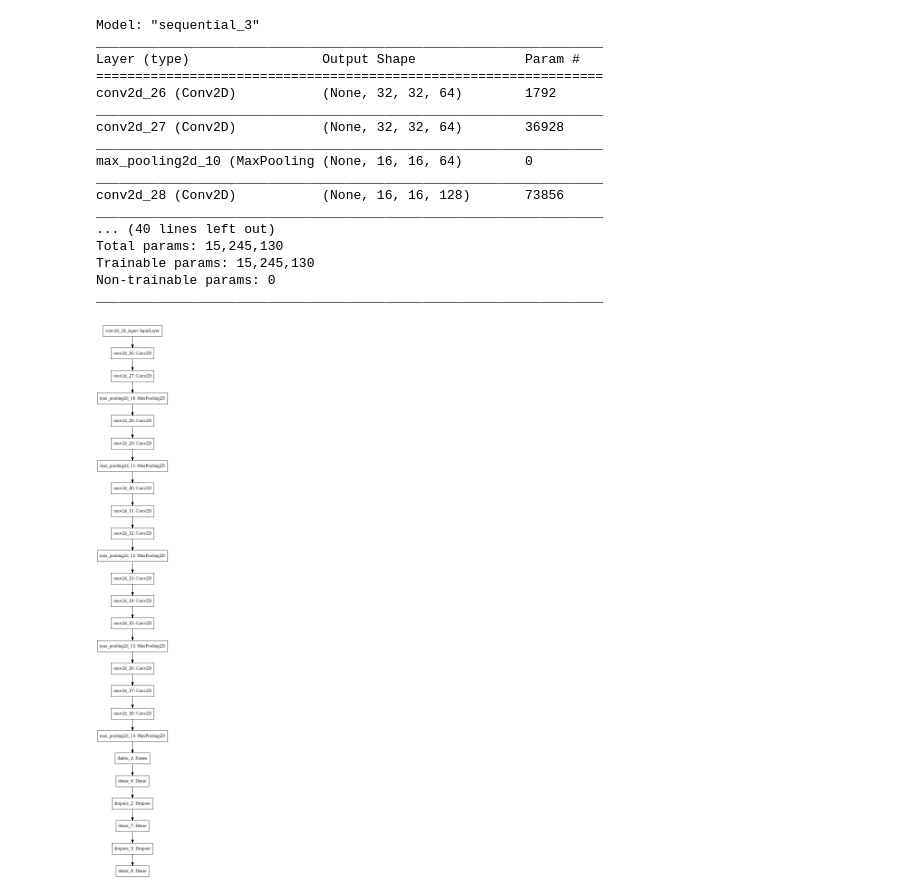
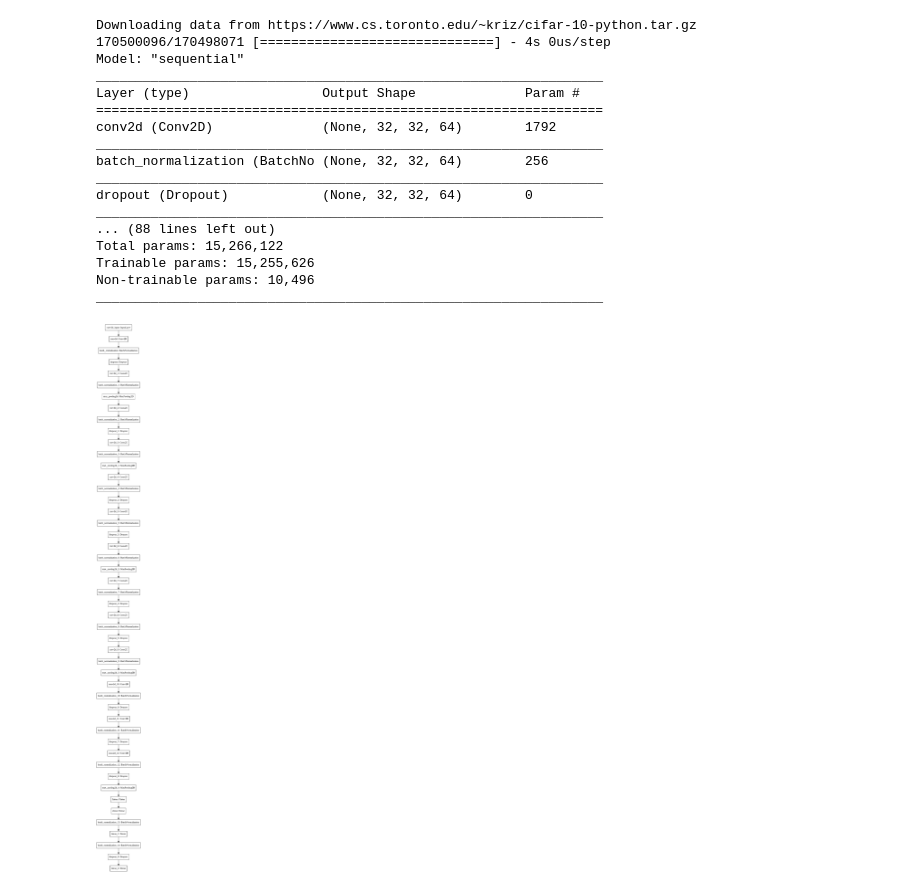
Before and after one commit to Howeng98/keras_vgg16, a Jupyter notebook: Cifar10_VGG16.ipynb, the cells around one changed output. Cells and saved outputs as stored; diff of their text form; code cells hidden in the pictures.

Commit message:
VGG16: 0.6264, Use Dropout and BatchNormalization into each Conv Layer

```diff
--- a/Cifar10_VGG16.ipynb
+++ b/Cifar10_VGG16.ipynb
@@ -51,11 +52,11 @@ y_train = np_utils.to_categorical(y_train,10)
 y_test = np_utils.to_categorical(y_test,10)
 
 # Variables
-batch_size = 128
+batch_size = 32
 num_classes = 10
 epochs = 10
 iterations = 391
-weight_decay = 0.0001
+weight_decay = 0.0005
 log_filepath = r'./vgg16_pretain/'
 
 def scheduler(epoch):
@@ -73,55 +74,79 @@ def scheduler(epoch):
 model = keras.Sequential()
 # Block 1
 model.add(keras.layers.Conv2D(64,  kernel_size=(3,3), activation='relu',input_shape=(32,32,3),padding='same', kernel_regularizer=keras.regularizers.l2(weight_decay), kernel_initializer=he_normal()))
+model.add(BatchNormalization())
+model.add(keras.layers.Dropout(0.3))
 model.add(keras.layers.Conv2D(64,  kernel_size=(3,3), activation='relu',input_shape=(32,32,3),padding='same', kernel_regularizer=keras.regularizers.l2(weight_decay), kernel_initializer=he_normal()))
+model.add(BatchNormalization())
 model.add(keras.layers.MaxPooling2D(pool_size=(2,2),strides=(2,2)))
 # Block 2
 model.add(keras.layers.Conv2D(128,  kernel_size=(3,3), activation='relu',input_shape=(32,32,3),padding='same', kernel_regularizer=keras.regularizers.l2(weight_decay), kernel_initializer=he_normal()))
+model.add(BatchNormalization())
+model.add(keras.layers.Dropout(0.4))
 model.add(keras.layers.Conv2D(128,  kernel_size=(3,3), activation='relu',input_shape=(32,32,3),padding='same', kernel_regularizer=keras.regularizers.l2(weight_decay), kernel_initializer=he_normal()))
+model.add(BatchNormalization())
 model.add(keras.layers.MaxPooling2D(pool_size=(2,2),strides=(2,2)))
 # Block 3
 model.add(keras.layers.Conv2D(256,  kernel_size=(3,3), activation='relu',input_shape=(32,32,3),padding='same', kernel_regularizer=keras.regularizers.l2(weight_decay), kernel_initializer=he_normal()))
+model.add(BatchNormalization())
+model.add(keras.layers.Dropout(0.4))
 model.add(keras.layers.Conv2D(256,  kernel_size=(3,3), activation='relu',input_shape=(32,32,3),padding='same', kernel_regularizer=keras.regularizers.l2(weight_decay), kernel_initializer=he_normal()))
+model.add(BatchNormalization())
+model.add(keras.layers.Dropout(0.4))
 model.add(keras.layers.Conv2D(256,  kernel_size=(3,3), activation='relu',input_shape=(32,32,3),padding='same', kernel_regularizer=keras.regularizers.l2(weight_decay), kernel_initializer=he_normal()))
+model.add(BatchNormalization())
 model.add(keras.layers.MaxPooling2D(pool_size=(2,2),strides=(2,2)))
 # Block 4
 model.add(keras.layers.Conv2D(512,  kernel_size=(3,3), activation='relu',input_shape=(32,32,3),padding='same', kernel_regularizer=keras.regularizers.l2(weight_decay), kernel_initializer=he_normal()))
+model.add(BatchNormalization())
+model.add(keras.layers.Dropout(0.4))
 model.add(keras.layers.Conv2D(512,  kernel_size=(3,3), activation='relu',input_shape=(32,32,3),padding='same', kernel_regularizer=keras.regularizers.l2(weight_decay), kernel_initializer=he_normal()))
+model.add(BatchNormalization())
+model.add(keras.layers.Dropout(0.4))
 model.add(keras.layers.Conv2D(512,  kernel_size=(3,3), activation='relu',input_shape=(32,32,3),padding='same', kernel_regularizer=keras.regularizers.l2(weight_decay), kernel_initializer=he_normal()))
+model.add(BatchNormalization())
 model.add(keras.layers.MaxPooling2D(pool_size=(2,2),strides=(2,2)))
 # Block 5
 model.add(keras.layers.Conv2D(512,  kernel_size=(3,3), activation='relu',input_shape=(32,32,3),padding='same', kernel_regularizer=keras.regularizers.l2(weight_decay), kernel_initializer=he_normal()))
+model.add(BatchNormalization())
+model.add(keras.layers.Dropout(0.4))
 model.add(keras.layers.Conv2D(512,  kernel_size=(3,3), activation='relu',input_shape=(32,32,3),padding='same', kernel_regularizer=keras.regularizers.l2(weight_decay), kernel_initializer=he_normal()))
+model.add(BatchNormalization())
+model.add(keras.layers.Dropout(0.4))
 model.add(keras.layers.Conv2D(512,  kernel_size=(3,3), activation='relu',input_shape=(32,32,3),padding='same', kernel_regularizer=keras.regularizers.l2(weight_decay), kernel_initializer=he_normal()))
+model.add(BatchNormalization())
+model.add(keras.layers.Dropout(0.5))
 model.add(keras.layers.MaxPooling2D(pool_size=(2,2),strides=(2,2)))
 model.add(keras.layers.Flatten())
 model.add(keras.layers.Dense(512, activation='relu',kernel_regularizer=keras.regularizers.l2(weight_decay), kernel_initializer=he_normal()))
-model.add(keras.layers.Dropout(0.25))
+model.add(BatchNormalization())
 model.add(keras.layers.Dense(512, activation='relu',kernel_regularizer=keras.regularizers.l2(weight_decay), kernel_initializer=he_normal()))
-model.add(keras.layers.Dropout(0.25))
+model.add(BatchNormalization())
+model.add(keras.layers.Dropout(0.5))
 model.add(keras.layers.Dense(10, activation='softmax'))
+
 
 model.summary()
 plot_model(model, to_file='model.png')
 # %% [output]
-Model: "sequential_3"
+Downloading data from https://www.cs.toronto.edu/~kriz/cifar-10-python.tar.gz
+170500096/170498071 [==============================] - 4s 0us/step
+Model: "sequential"
 _________________________________________________________________
 Layer (type)                 Output Shape              Param #
 =================================================================
-conv2d_26 (Conv2D)           (None, 32, 32, 64)        1792
+conv2d (Conv2D)              (None, 32, 32, 64)        1792
 _________________________________________________________________
-conv2d_27 (Conv2D)           (None, 32, 32, 64)        36928
+batch_normalization (BatchNo (None, 32, 32, 64)        256
 _________________________________________________________________
-max_pooling2d_10 (MaxPooling (None, 16, 16, 64)        0
+dropout (Dropout)            (None, 32, 32, 64)        0
 _________________________________________________________________
-conv2d_28 (Conv2D)           (None, 16, 16, 128)       73856
+... (88 lines left out)
+Total params: 15,266,122
+Trainable params: 15,255,626
+Non-trainable params: 10,496
 _________________________________________________________________
-... (40 lines left out)
-Total params: 15,245,130
-Trainable params: 15,245,130
-Non-trainable params: 0
-_________________________________________________________________
-[figure, old version]
+[figure, new version]
 # %%
 print(x_train.shape)
 print(y_train.shape)
```
Also changed, not shown: parts of 6 cells of this notebook, 1 other file.
